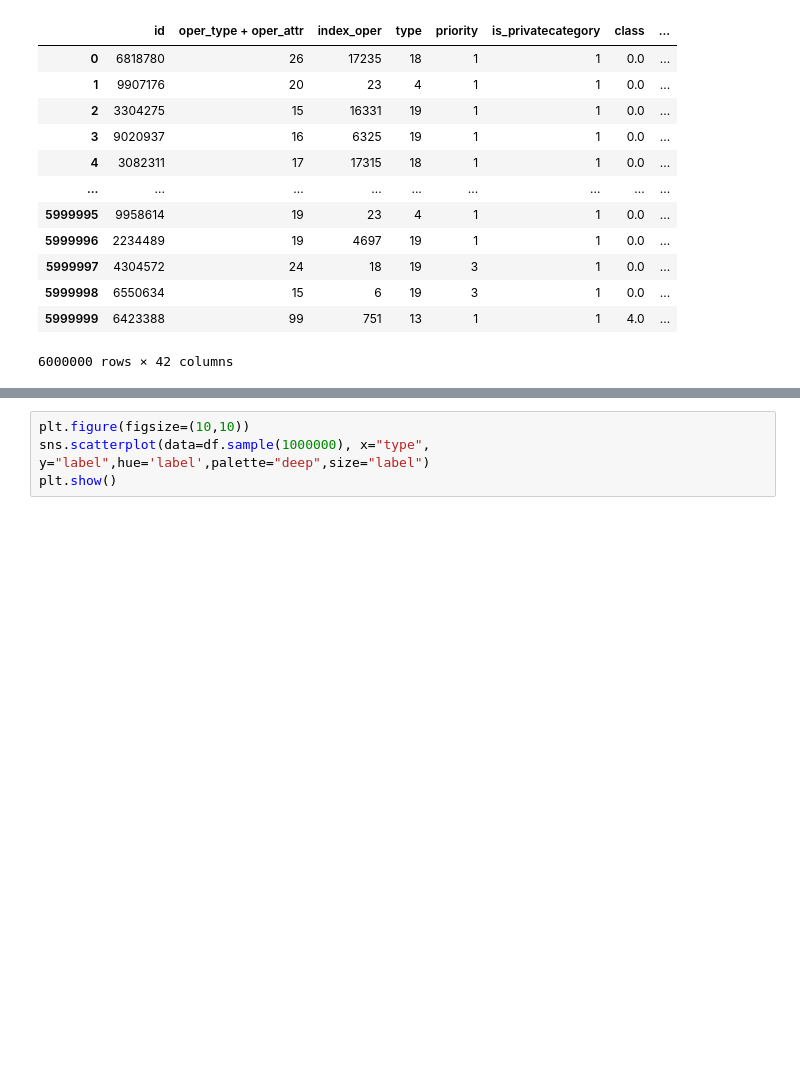
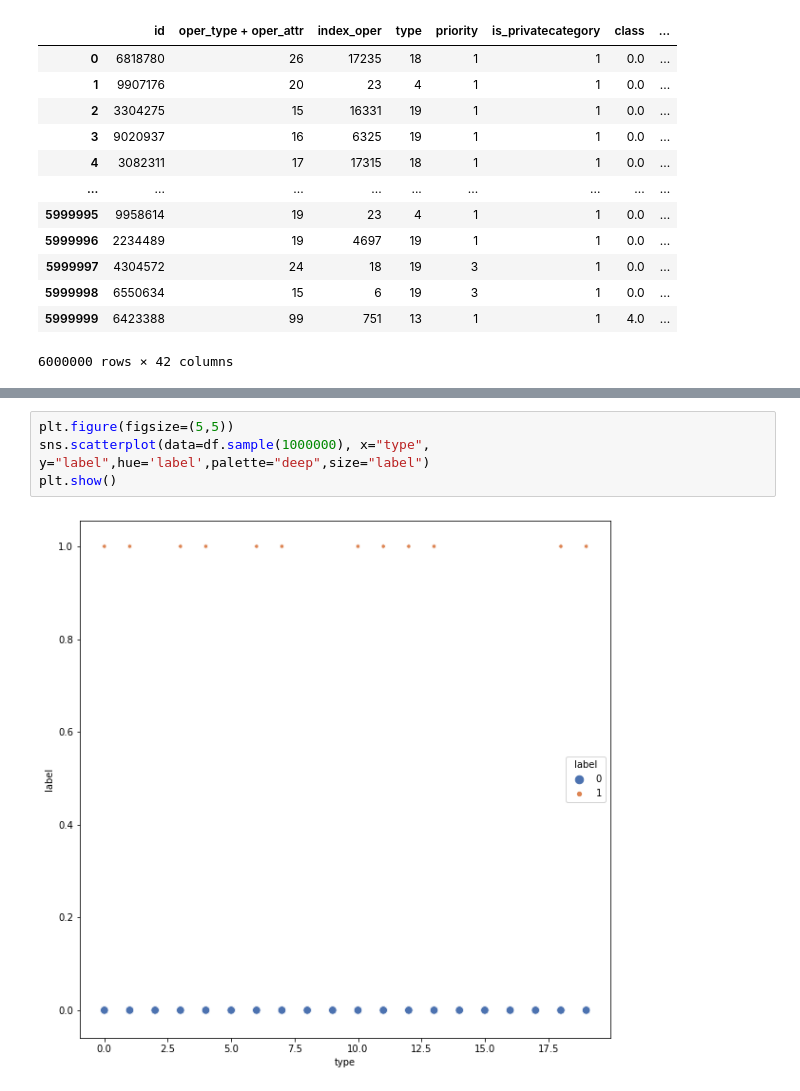
Before and after one commit to genalll/mlsport3, a Jupyter notebook: nero.ipynb, the cells around one changed output, grey strips where cells are left out. Cells and saved outputs as stored; diff of their text form; blank space fills up the shorter version.

```diff
--- a/nero.ipynb
+++ b/nero.ipynb
@@ -37,6 +51,8 @@ df.groupby('oper_type + oper_attr')['label'].sum().sort_values(ascending = False
 # %%
-plt.figure(figsize=(10,10))
+plt.figure(figsize=(5,5))
 sns.scatterplot(data=df.sample(1000000), x="type", y="label",hue='label',palette="deep",size="label")
 plt.show()
+# %% [output]
+[figure, added]
 # %%
 df.groupby('type')['label'].sum().sort_values(ascending = False).head(30)
```
Also changed, not shown: parts of 13 cells of this notebook, 2 other files.
